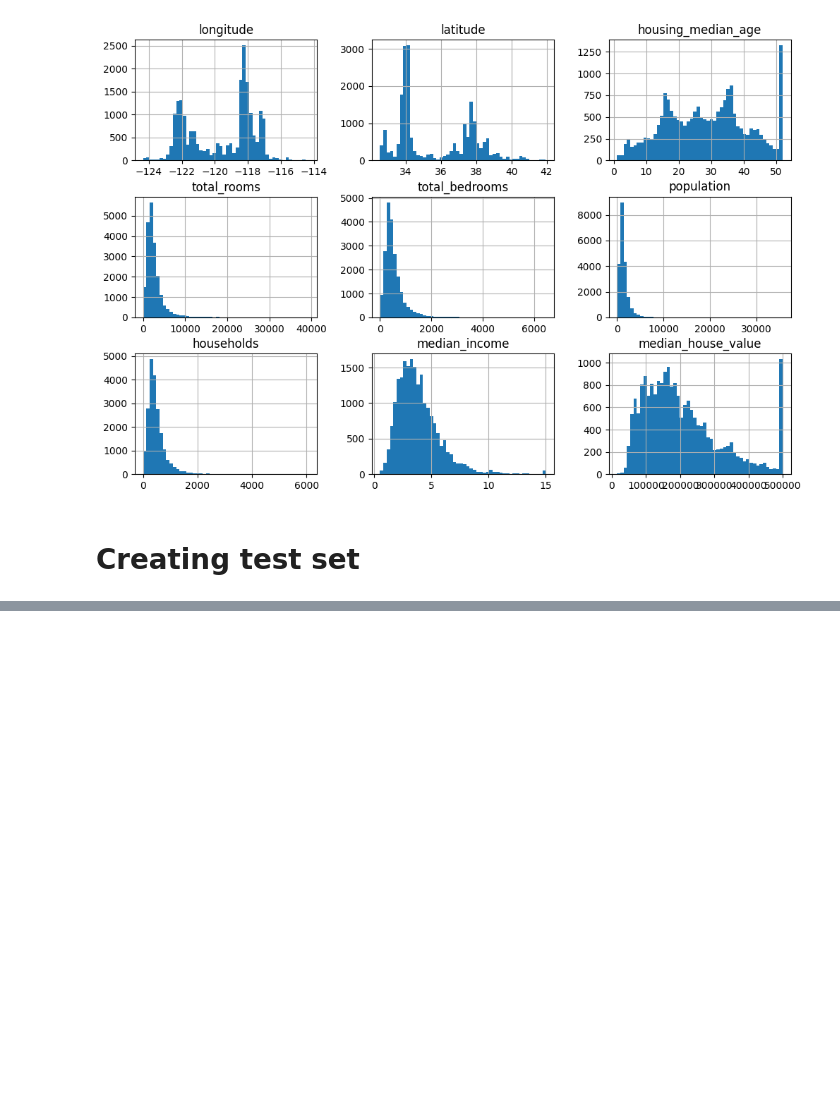
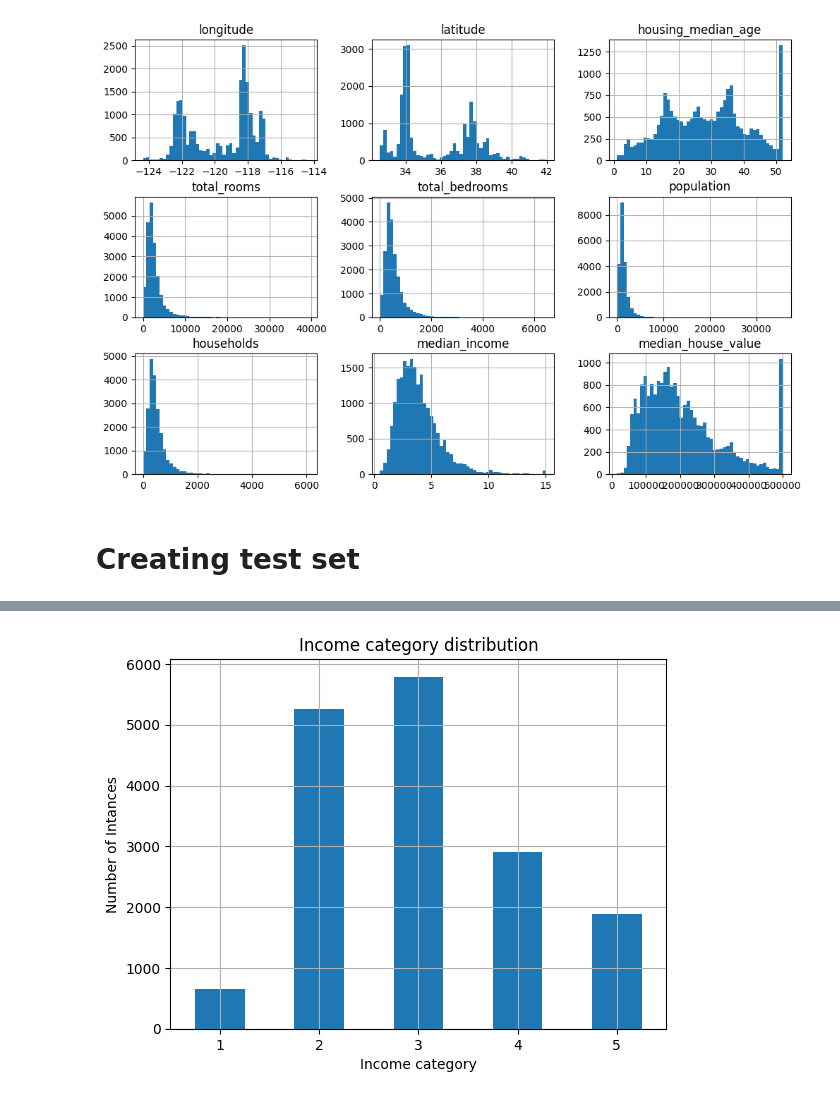
Before and after one commit to Zuhebkhan10/California_housing_price, a Jupyter notebook: Analyzing_house.ipynb, the cells around one changed output, grey strips where cells are left out. Cells and saved outputs as stored; diff of their text form; code cells hidden in the pictures; blank space fills up the shorter version.

Commit message:
update the testing

```diff
--- a/Analyzing_house.ipynb
+++ b/Analyzing_house.ipynb
@@ -130,0 +148,13 @@ test.head()
+# %%
+# Stratified shuffle split in scikit-learn
+# Scikit-learn provides a built-in way to perform stratified sampling using StratifiedShuffleSplit.
+from sklearn.model_selection import StratifiedShuffleSplit
+split=StratifiedShuffleSplit(n_splits=1,test_size=0.2,random_state=40)
+for train_index, test_index in split.split(df,df['income_cat']):
+    start_train_set=df.loc[train_index]
+    start_test_set=df.loc[test_index]
+
+# check the training_set
+# start_train_set.head(10)
+# check the testing_set data
+start_test_set.head()
@@ -130,0 +168,9 @@ test.head()
+# %%
+# check the data visualization for the training_set
+start_train_set['income_cat'].value_counts().sort_index().plot.bar(rot=0,grid=True)
+plt.title("Income category distribution")
+plt.xlabel("Income category")
+plt.ylabel("Number of Intances")
+plt.show()
+# %% [output]
+[figure, added]
```
Also changed, not shown: parts of 7 cells of this notebook.
